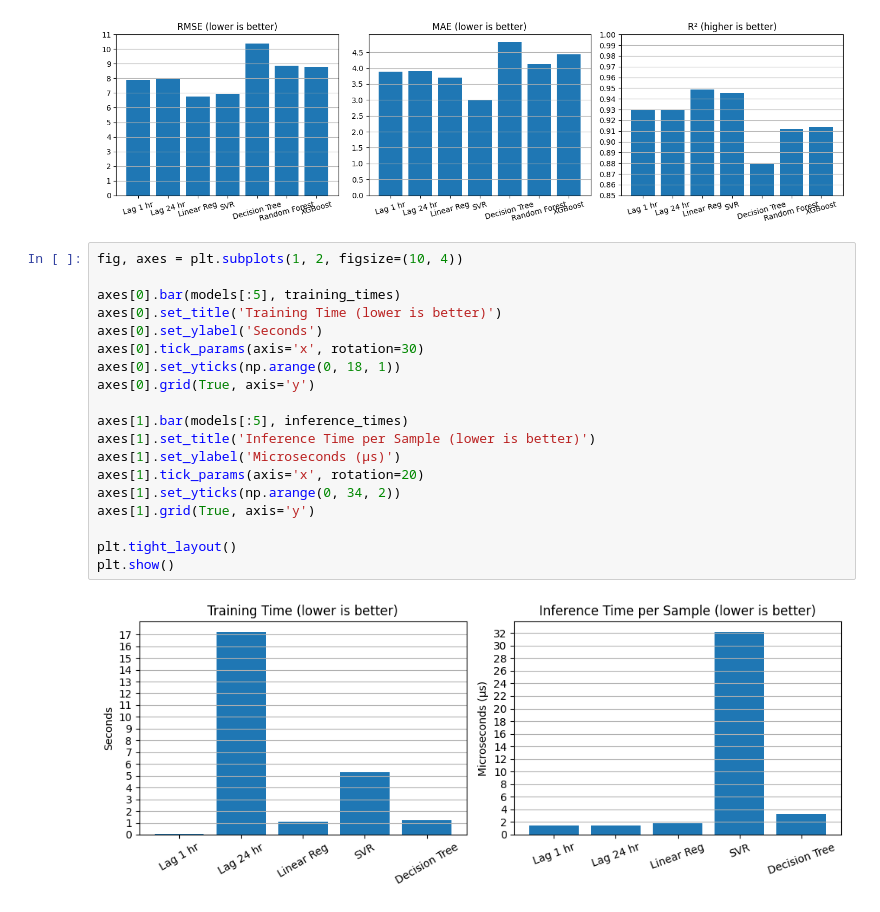
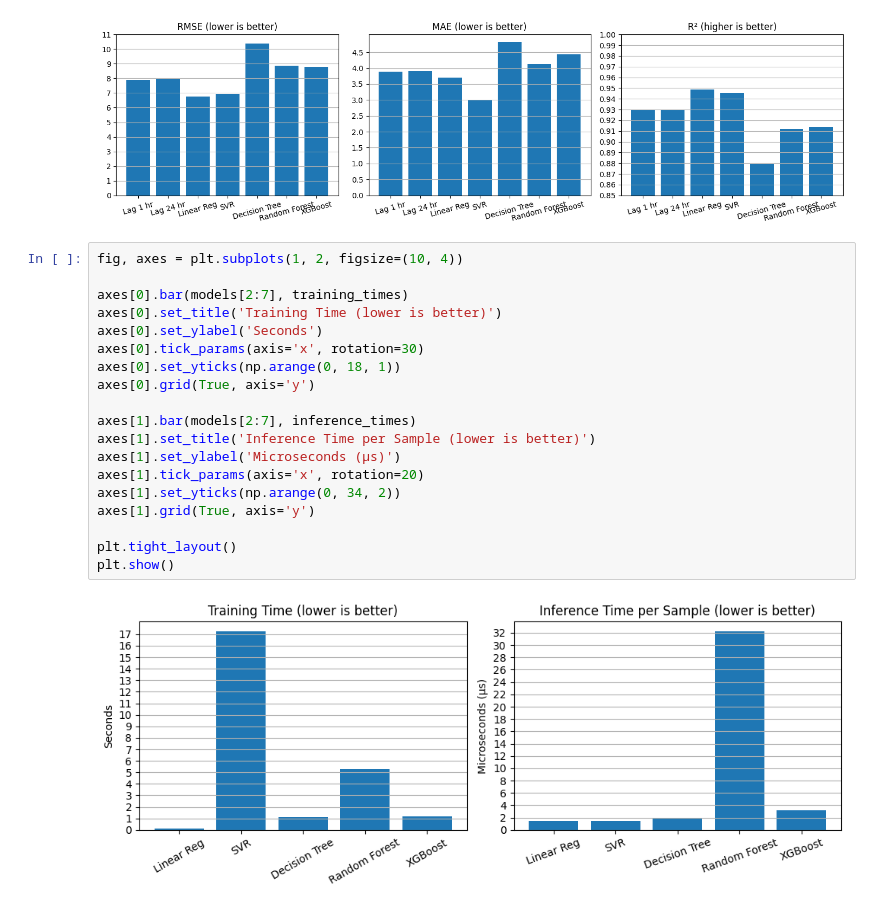
Before and after one commit to adarsha-7/pm25-forecasting, a Jupyter notebook: notebooks/experiments/exp_1/comparison.ipynb, the cells around one changed output. Saved outputs shown, nothing was run; the diff lists cells and outputs as text.

```diff
--- a/notebooks/experiments/exp_1/comparison.ipynb
+++ b/notebooks/experiments/exp_1/comparison.ipynb
@@ -38,21 +38,21 @@ plt.show()
 # %%
 fig, axes = plt.subplots(1, 2, figsize=(10, 4))
 
-axes[0].bar(models[:5], training_times)
+axes[0].bar(models[2:7], training_times)
 axes[0].set_title('Training Time (lower is better)')
 axes[0].set_ylabel('Seconds')
 axes[0].tick_params(axis='x', rotation=30)
 axes[0].set_yticks(np.arange(0, 18, 1))
 axes[0].grid(True, axis='y')
 
-axes[1].bar(models[:5], inference_times)
+axes[1].bar(models[2:7], inference_times)
 axes[1].set_title('Inference Time per Sample (lower is better)')
 axes[1].set_ylabel('Microseconds (µs)')
 axes[1].tick_params(axis='x', rotation=20)
 axes[1].set_yticks(np.arange(0, 34, 2))
 axes[1].grid(True, axis='y')
 
 plt.tight_layout()
 plt.show()
 # %% [output]
-[figure, old version]
+[figure, new version]
```
Also changed, not shown: 2 other files.
